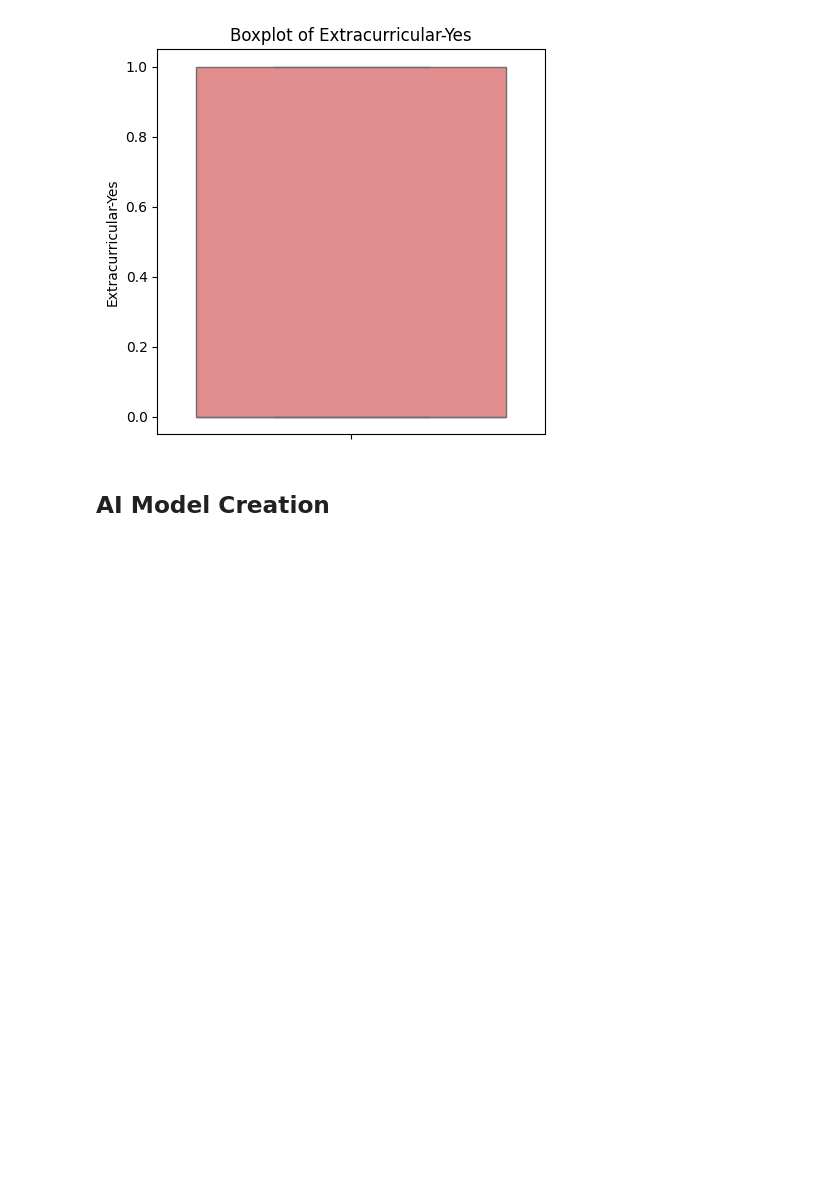
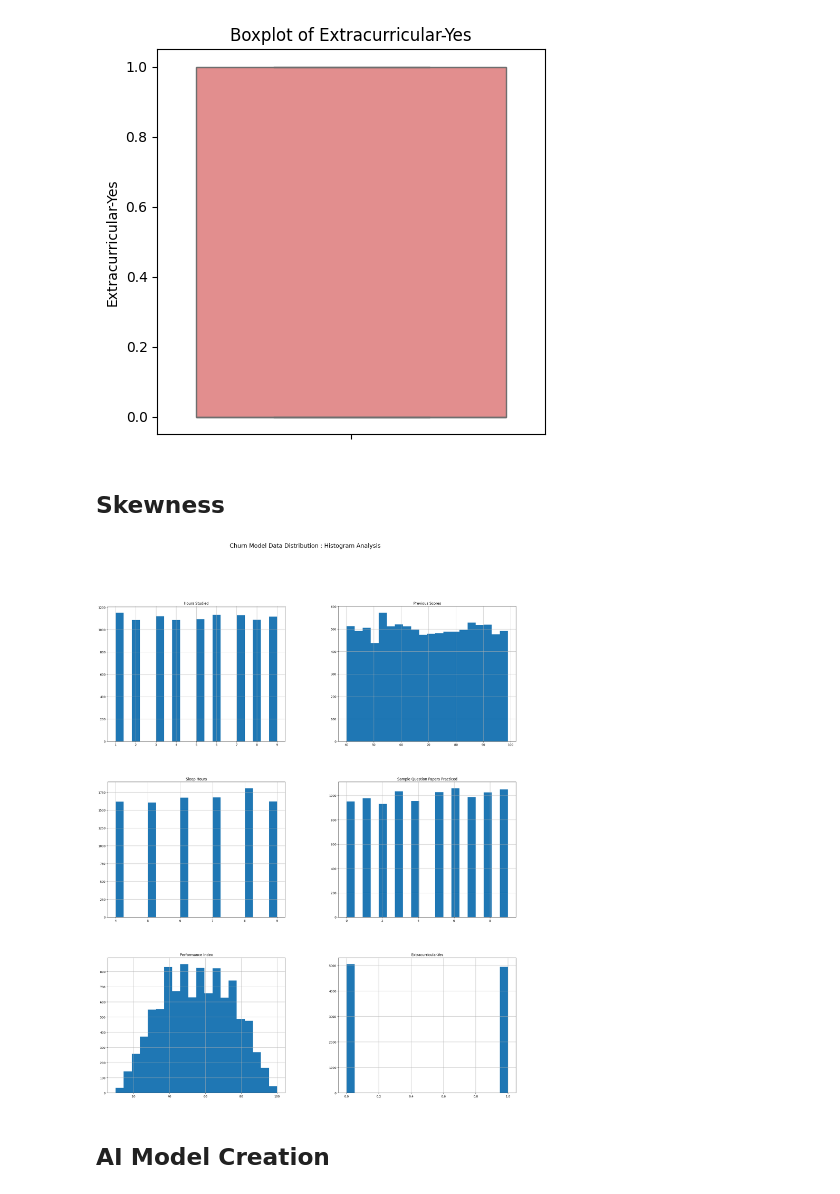
Before and after one commit to Alexander789400/Students_Performance_Prediction, a Jupyter notebook: Student_Perform_Project.ipynb, the cells around one changed output. Saved outputs shown, nothing was run; the diff lists cells and outputs as text; code cells hidden in the pictures; blank space fills up the shorter version.

```diff
--- a/Student_Perform_Project.ipynb
+++ b/Student_Perform_Project.ipynb
@@ -174,6 +176,14 @@ for col in df.columns:
 [figure]
 [figure]
 [figure]
+# %% [markdown]
+## Skewness
+# %%
+df.hist(bins=20,figsize=(25,30))
+plt.suptitle("Churn Model Data Distribution : Histogram Analysis",fontsize=20)
+plt.show()
+# %% [output]
+[figure, added]
 # %% [markdown]
 ## AI Model Creation
 # %%
```
Also changed, not shown: parts of 2 cells of this notebook.
